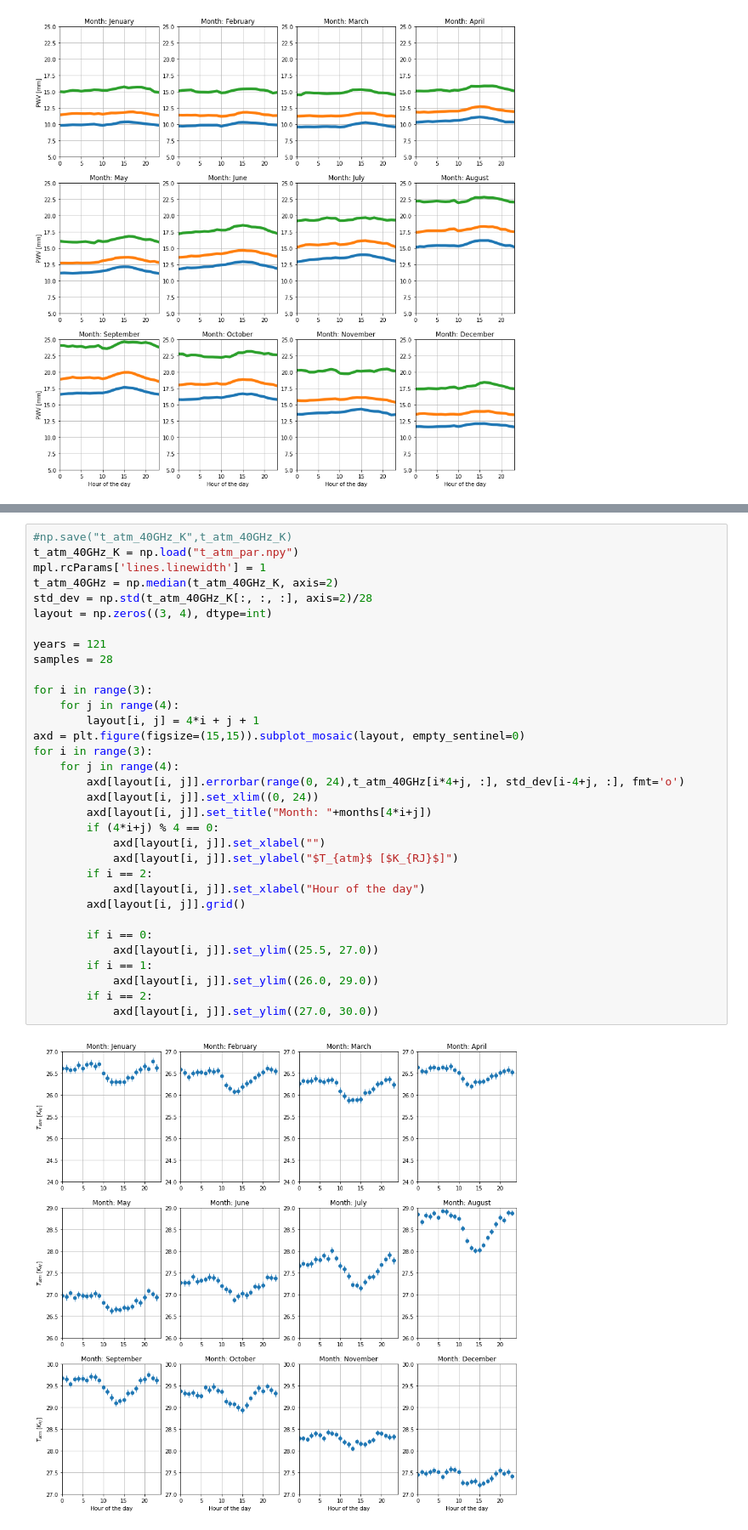
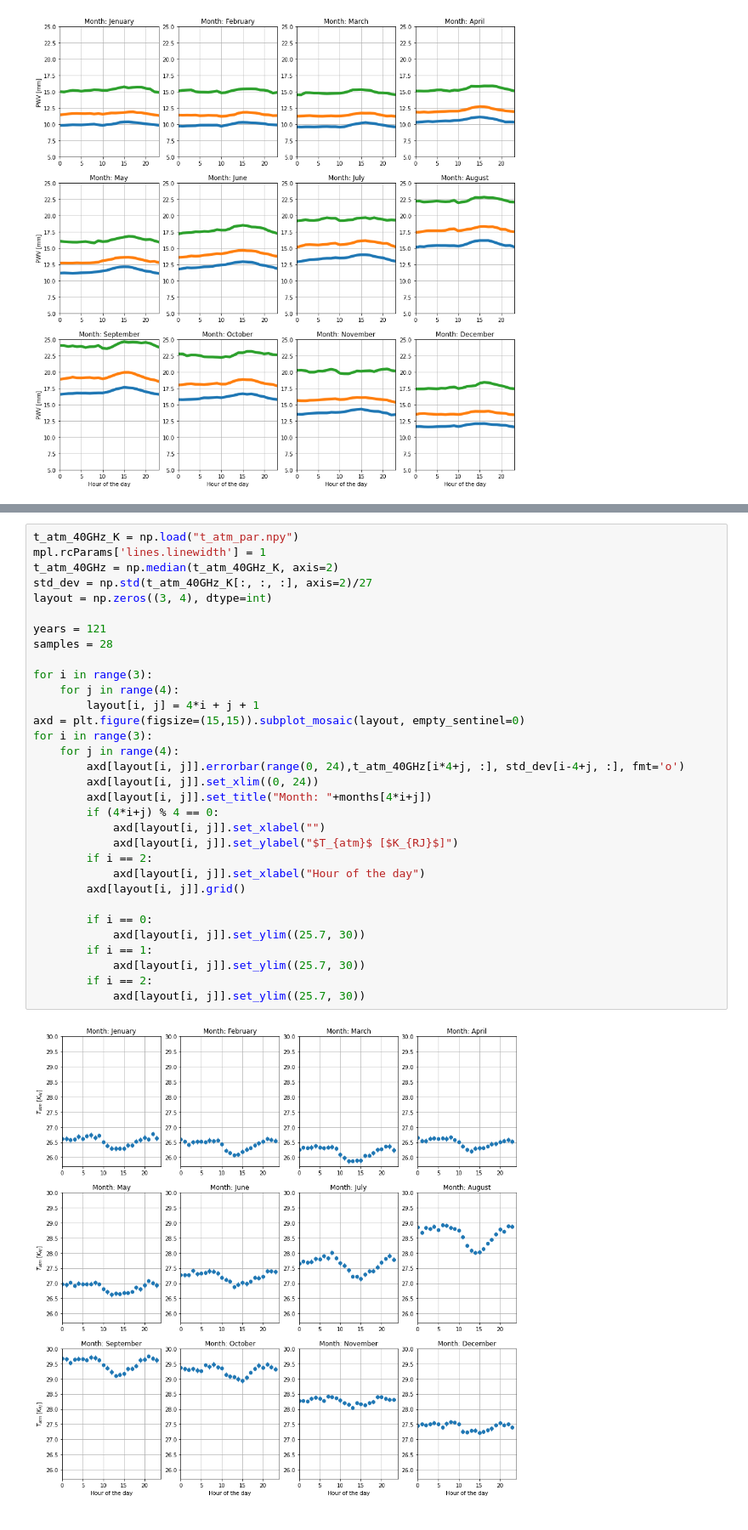
Before and after one commit to cmbgroundbased/weather_analysis, a Jupyter notebook: cookbook/Plot_weather.ipynb, the cells around one changed output, grey strips where cells are left out. Shown: that part at 85% size. Cells and saved outputs as stored; diff of their text form.

```diff
--- a/cookbook/Plot_weather.ipynb
+++ b/cookbook/Plot_weather.ipynb
@@ -96,35 +96,34 @@ Thread: 5 is synchronized
 # %%
-#np.save("t_atm_40GHz_K",t_atm_40GHz_K)
 t_atm_40GHz_K = np.load("t_atm_par.npy")
 mpl.rcParams['lines.linewidth'] = 1
 t_atm_40GHz = np.median(t_atm_40GHz_K, axis=2)
-std_dev = np.std(t_atm_40GHz_K[:, :, :], axis=2)/28
+std_dev = np.std(t_atm_40GHz_K[:, :, :], axis=2)/27
 layout = np.zeros((3, 4), dtype=int)
 
 years = 121
 samples = 28
 
 for i in range(3):
     for j in range(4):
         layout[i, j] = 4*i + j + 1
 axd = plt.figure(figsize=(15,15)).subplot_mosaic(layout, empty_sentinel=0)
 for i in range(3):
     for j in range(4):
         axd[layout[i, j]].errorbar(range(0, 24),t_atm_40GHz[i*4+j, :], std_dev[i-4+j, :], fmt='o')
         axd[layout[i, j]].set_xlim((0, 24))
         axd[layout[i, j]].set_title("Month: "+months[4*i+j])
         if (4*i+j) % 4 == 0:
             axd[layout[i, j]].set_xlabel("")
             axd[layout[i, j]].set_ylabel("$T_{atm}$ [$K_{RJ}$]")
         if i == 2:
             axd[layout[i, j]].set_xlabel("Hour of the day")
         axd[layout[i, j]].grid()
 
         if i == 0:
-            axd[layout[i, j]].set_ylim((25.5, 27.0))
+            axd[layout[i, j]].set_ylim((25.7, 30))
         if i == 1:
-            axd[layout[i, j]].set_ylim((26.0, 29.0))
+            axd[layout[i, j]].set_ylim((25.7, 30))
         if i == 2:
-            axd[layout[i, j]].set_ylim((27.0, 30.0))
+            axd[layout[i, j]].set_ylim((25.7, 30))
 # %% [output]
-[figure, old version]
+[figure, new version]
```
Also changed, not shown: parts of 5 cells of this notebook.
